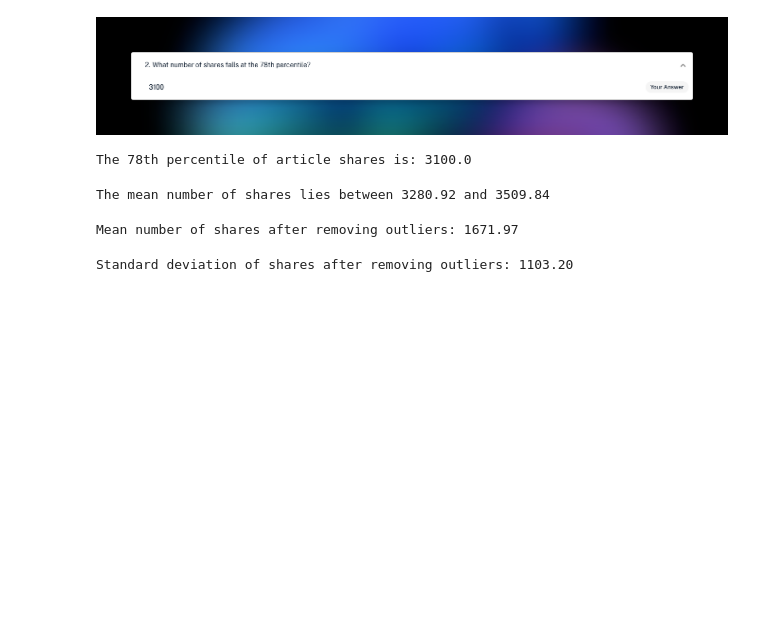
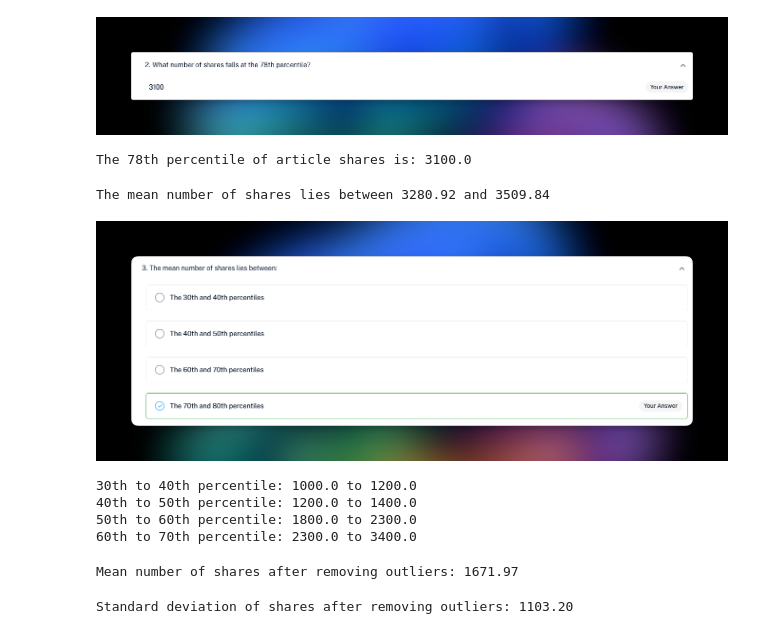
Before and after one commit to SUBHASISHBISWAS/UpGrad, a Jupyter notebook: Code/Courses/C1-SQL and Statistics Essentials/M4-Exploratory Data Analysis/Evaluation/SB-EDA-SOLUTION-Graded-Question/1-EDA- Univariate Analysis - Graded Question_sln.ipynb, the cells around one changed output. Saved outputs shown, nothing was run; the diff lists cells and outputs as text; code cells hidden in the pictures; blank space fills up the shorter version.

```diff
--- a/Code/Courses/C1-SQL and Statistics Essentials/M4-Exploratory Data Analysis/Evaluation/SB-EDA-SOLUTION-Graded-Question/1-EDA- Univariate Analysis - Graded Question_sln.ipynb
+++ b/Code/Courses/C1-SQL and Statistics Essentials/M4-Exploratory Data Analysis/Evaluation/SB-EDA-SOLUTION-Graded-Question/1-EDA- Univariate Analysis - Graded Question_sln.ipynb
@@ -143,6 +159,33 @@ upper_bound = mean_shares + margin_of_error
 print(f"The mean number of shares lies between {lower_bound:.2f} and {upper_bound:.2f}")
 # %% [output]
 The mean number of shares lies between 3280.92 and 3509.84
+# %%
+ShowImage("/Users/subhasishbiswas/GIT/Interstellar/UpGrad/Code/Images/CleanShot 2025-01-29 at 17.45.26.png")
+# %% [output]
+[figure, added]
+# %%
+# Define the required percentiles
+percentiles = [30, 40, 50, 60, 70, 80]
+
+# Compute the percentile values for the 'shares' column
+shares_percentiles = df['shares'].quantile([p / 100 for p in percentiles])
+
+# Define the percentile ranges based on the computed percentile values
+ranges = [
+    (shares_percentiles[0.3], shares_percentiles[0.4]),  # 30th to 40th percentile range
+    (shares_percentiles[0.4], shares_percentiles[0.5]),  # 40th to 50th percentile range
+    (shares_percentiles[0.6], shares_percentiles[0.7]),  # 60th to 70th percentile range
+    (shares_percentiles[0.7], shares_percentiles[0.8]),  # 70th to 80th percentile range
+]
+
+# Print the results for each percentile range
+for i, (low, high) in enumerate(ranges):
+    print(f"{percentiles[i]}th to {percentiles[i+1]}th percentile: {low} to {high}")
+# %% [output]
+30th to 40th percentile: 1000.0 to 1200.0
+40th to 50th percentile: 1200.0 to 1400.0
+50th to 60th percentile: 1800.0 to 2300.0
+60th to 70th percentile: 2300.0 to 3400.0
 # %%
 import numpy as np
 
```
Also changed, not shown: parts of 11 cells of this notebook, 4 other files.
